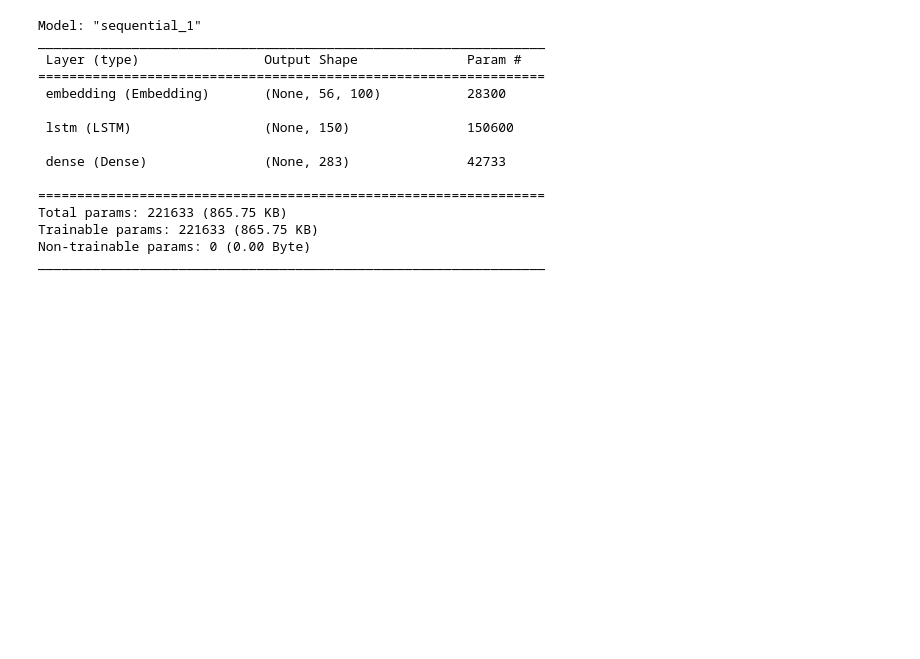
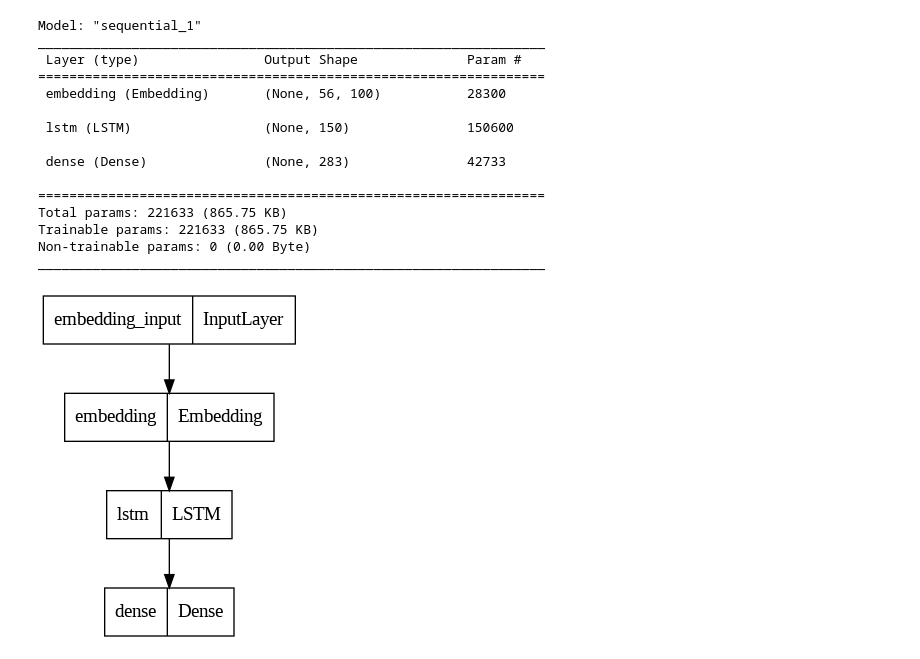
Before and after one commit to arssite/Datalysis, a Jupyter notebook: Lstm_Project.ipynb, the cells around one changed output. Cells and saved outputs as stored; diff of their text form; code cells hidden in the pictures; blank space fills up the shorter version.

```diff
--- a/Lstm_Project.ipynb
+++ b/Lstm_Project.ipynb
@@ -203,3 +203,8 @@ Total params: 221633 (865.75 KB)
 Trainable params: 221633 (865.75 KB)
 Non-trainable params: 0 (0.00 Byte)
 _________________________________________________________________
+# %%
+from keras.utils import plot_model
+plot_model(model)
+# %% [output]
+[figure, added]
```
Also changed, not shown: parts of 1 cell of this notebook.
